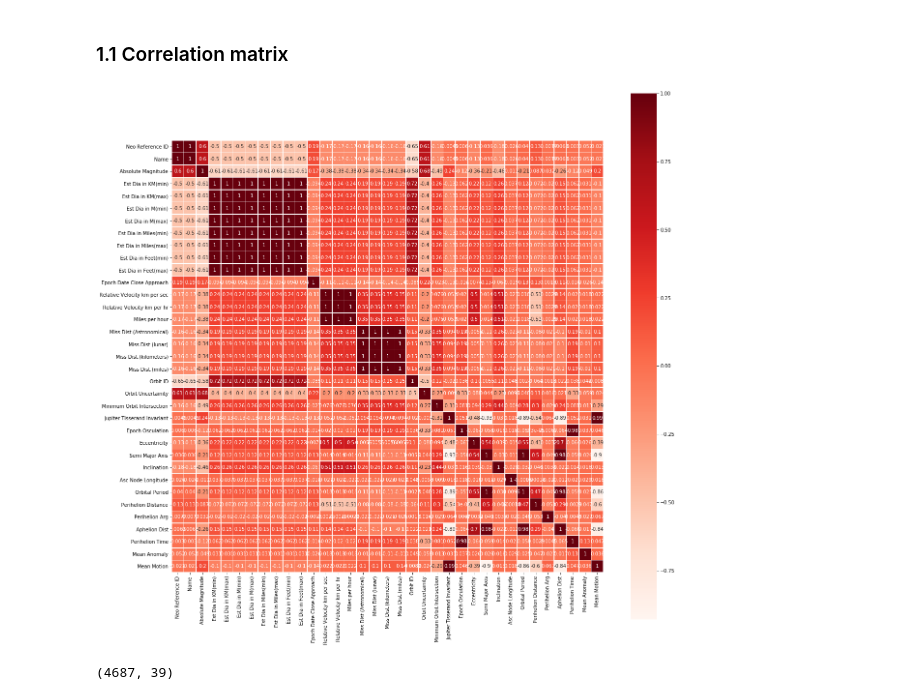
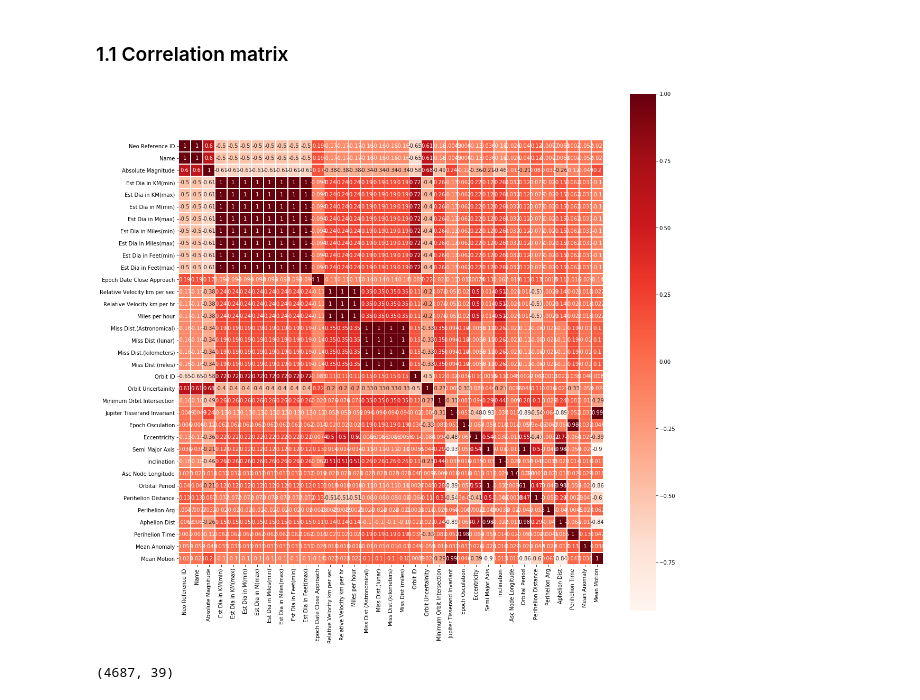
Before and after one commit to keshuw726/CS532-Course-Project, a Jupyter notebook: code/CS532_Project_Asteroids_Classification.ipynb, the cells around one changed output. Cells and saved outputs as stored; diff of their text form; code cells hidden in the pictures.

```diff
--- a/code/CS532_Project_Asteroids_Classification.ipynb
+++ b/code/CS532_Project_Asteroids_Classification.ipynb
@@ -35,13 +36,13 @@ y_ = df['Hazardous']
 # %%
 cor = X_.corr()
 
-plt.figure(figsize=(20,20))
+plt.figure(figsize=(18,18))
 heatmap = sns.heatmap(cor, annot=True, cmap=plt.cm.Reds, square=True, linewidths=.5)
 bottom, top = heatmap.get_ylim()
 heatmap.set_ylim(bottom + 0.5, top - 0.5)
 plt.show()
 # %% [output]
-[figure, old version]
+[figure, new version]
 # %%
 X_.shape
 # %% [output]
```
Also changed, not shown: parts of 63 cells of this notebook.
